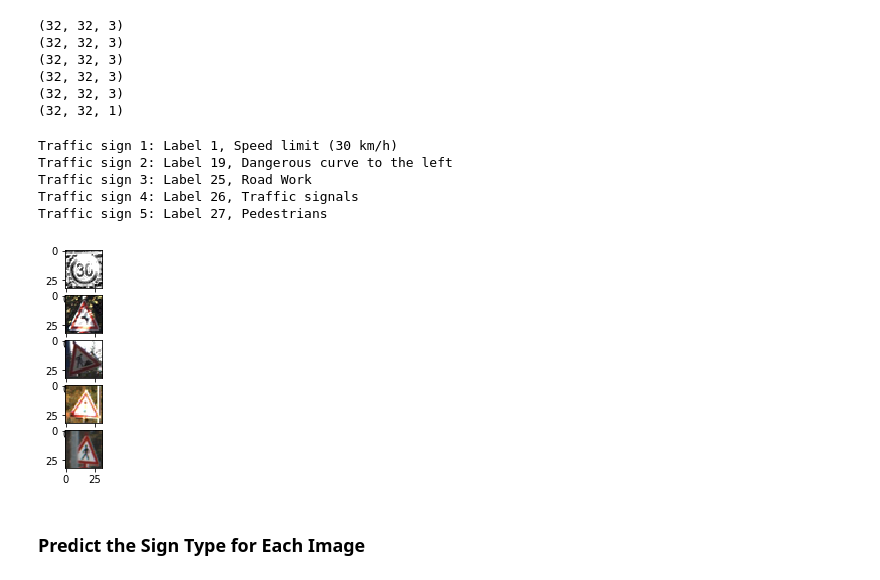
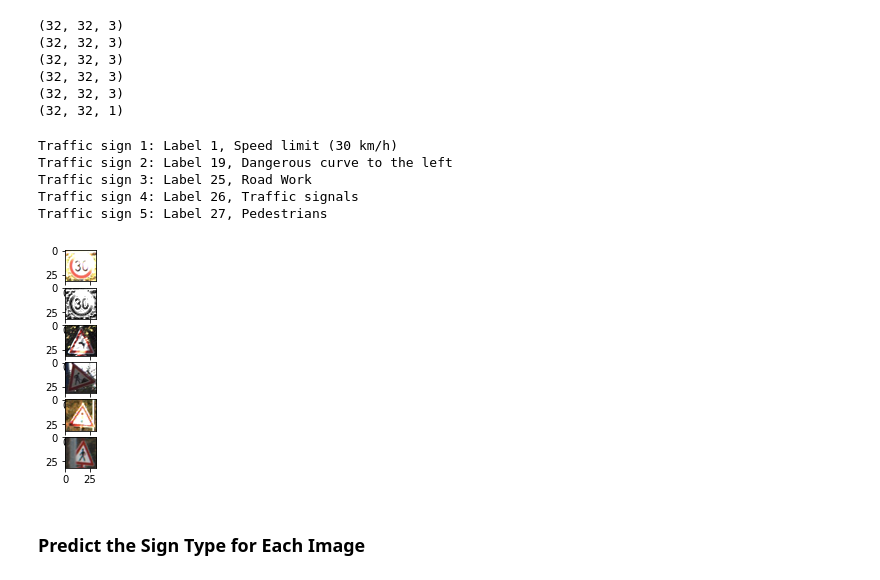
Before and after one commit to JoonaSavela/CarND-Project-2-traffic-signs, a Jupyter notebook: Traffic_Sign_Classifier.ipynb, the cells around one changed output. Cells and saved outputs as stored; diff of their text form; code cells hidden in the pictures.

```diff
--- a/Traffic_Sign_Classifier.ipynb
+++ b/Traffic_Sign_Classifier.ipynb
@@ -396,32 +405,35 @@ print(traffic_signs[0].shape)
 (32, 32, 1)
 # %%
 plt.figure()
-plt.subplot(511)
+plt.subplot(611)
+plt.imshow(traffic_sign1)
+
+plt.subplot(612)
 plt.imshow(traffic_signs[0].squeeze(), cmap='gray')
 print('Traffic sign 1: Label 1, Speed limit (30 km/h)')
 
-plt.subplot(512)
+plt.subplot(613)
 plt.imshow(traffic_sign2)
 print('Traffic sign 2: Label 19, Dangerous curve to the left')
 
-plt.subplot(513)
+plt.subplot(614)
 plt.imshow(traffic_sign3)
 print('Traffic sign 3: Label 25, Road Work')
 
-plt.subplot(514)
+plt.subplot(615)
 plt.imshow(traffic_sign4)
 print('Traffic sign 4: Label 26, Traffic signals')
 
-plt.subplot(515)
+plt.subplot(616)
 plt.imshow(traffic_sign5)
 print('Traffic sign 5: Label 27, Pedestrians')
 # %% [output]
 Traffic sign 1: Label 1, Speed limit (30 km/h)
 Traffic sign 2: Label 19, Dangerous curve to the left
 Traffic sign 3: Label 25, Road Work
 Traffic sign 4: Label 26, Traffic signals
 Traffic sign 5: Label 27, Pedestrians
-[figure, old version]
+[figure, new version]
 # %% [markdown]
 ### Predict the Sign Type for Each Image
 # %%
```
Also changed, not shown: parts of 8 cells of this notebook, 1 other file.
